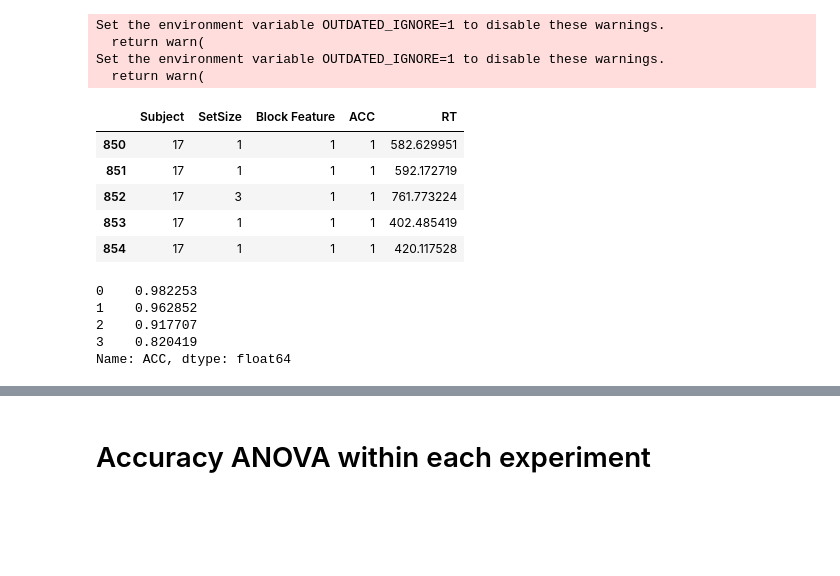
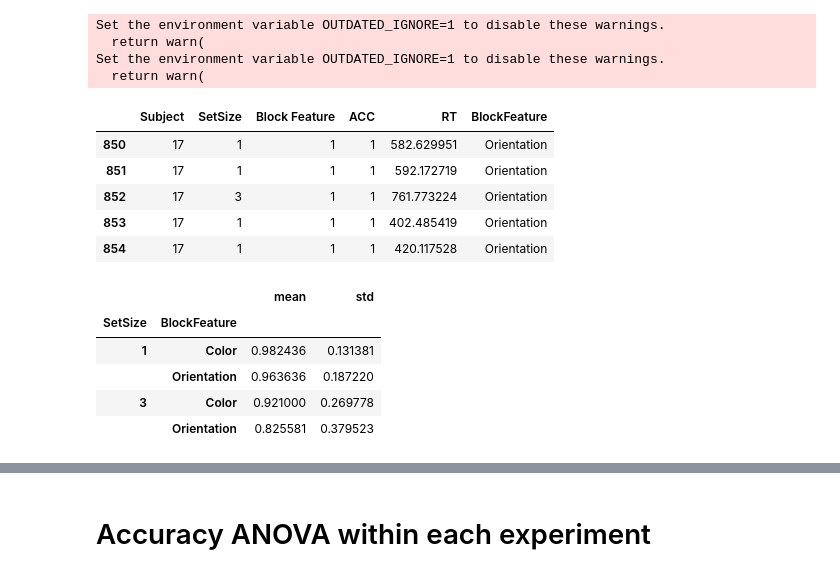
Before and after one commit to WilliamThyer/Feature-Independent-Load-Decoding, a Jupyter notebook: Boomerang/analysis/behavior_analysis.ipynb, the cells around one changed output, grey strips where cells are left out. Saved outputs shown, nothing was run; the diff lists cells and outputs as text; code cells hidden in the pictures; blank space fills up the shorter version.

```diff
--- a/Boomerang/analysis/behavior_analysis.ipynb
+++ b/Boomerang/analysis/behavior_analysis.ipynb
@@ -29,36 +29,37 @@ Set the environment variable OUTDATED_IGNORE=1 to disable these warnings.
 # %%
 output_dir = Path('./output')
 fig_dir = output_dir / 'figures' / 'behavior'
 
 behavior = None
 experiment_name = 'B01'
 data_dir = f'./data/{experiment_name}'
 exp = eeg_decoder.Experiment(experiment_name,data_dir,dev=False)
 
-for isub in range(2,exp.nsub):
+for isub in range(exp.nsub):
     # Load subject's behavior data
     if behavior is None:
         behavior = pd.DataFrame(exp.load_behavior(isub))[['Subject','SetSize','Block Feature','ACC','RT']]
     else:
         temp = pd.DataFrame(exp.load_behavior(isub))[['Subject','SetSize','Block Feature','ACC','RT']]
         behavior = behavior.append(temp)
 
+behavior['BlockFeature'] = behavior['Block Feature'].map({0:'Color',1:'Orientation'})
 behavior.tail()
 # %% [output]
-|  | Subject | SetSize | Block Feature | ACC | RT |
-| 850 | 17 | 1 | 1 | 1 | 582.629951 |
-| 851 | 17 | 1 | 1 | 1 | 592.172719 |
-| 852 | 17 | 3 | 1 | 1 | 761.773224 |
-| 853 | 17 | 1 | 1 | 1 | 402.485419 |
-| 854 | 17 | 1 | 1 | 1 | 420.117528 |
+|  | Subject | SetSize | Block Feature | ACC | RT | BlockFeature |
+| 850 | 17 | 1 | 1 | 1 | 582.629951 | Orientation |
+| 851 | 17 | 1 | 1 | 1 | 592.172719 | Orientation |
+| 852 | 17 | 3 | 1 | 1 | 761.773224 | Orientation |
+| 853 | 17 | 1 | 1 | 1 | 402.485419 | Orientation |
+| 854 | 17 | 1 | 1 | 1 | 420.117528 | Orientation |
 # %%
-total_means = behavior.groupby(['SetSize','Block Feature'])['ACC'].mean().reset_index(drop=True)
-subject_means = behavior.groupby(['SetSize','Block Feature','Subject'])['ACC'].mean().reset_index()
-subject_means['Block Feature'] = subject_means['Block Feature'].map({0:'Color',1:'Orientation'})
+total_means = behavior.groupby(['SetSize','BlockFeature'])['ACC'].agg(['mean','std'])
+subject_means = behavior.groupby(['SetSize','BlockFeature','Subject'])['ACC'].mean().reset_index()
 total_means
 # %% [output]
-0    0.982253
-1    0.962852
-2    0.917707
-3    0.820419
-Name: ACC, dtype: float64
+|  |  | mean | std |
+| SetSize | BlockFeature |  |  |
+| 1 | Color | 0.982436 | 0.131381 |
+|  | Orientation | 0.963636 | 0.187220 |
+| 3 | Color | 0.921000 | 0.269778 |
+|  | Orientation | 0.825581 | 0.379523 |
```
Also changed, not shown: parts of 6 cells of this notebook, 11 other files.
